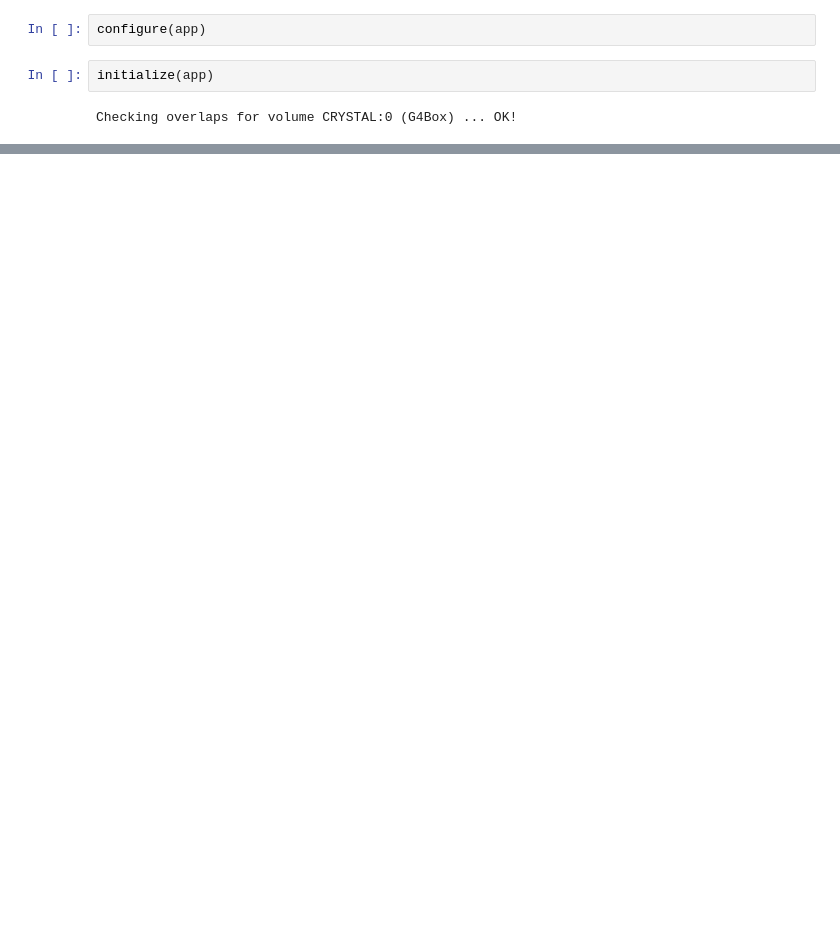
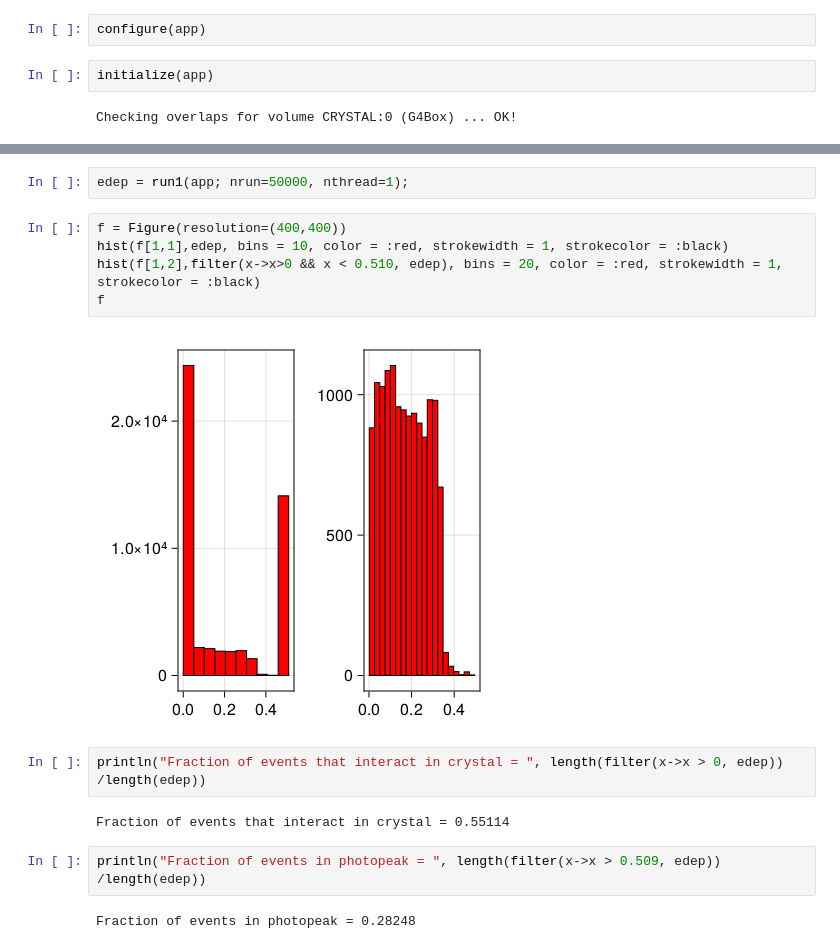
Before and after one commit to jjgomezcadenas/Geant4.jl, a Jupyter notebook: ext/G4Vis/examples/scrstl.ipynb, the cells around one changed output, grey strips where cells are left out. Drawn from its saved outputs; the diff is of its cells as text; blank space fills up the shorter version.

```diff
--- a/ext/G4Vis/examples/scrstl.ipynb
+++ b/ext/G4Vis/examples/scrstl.ipynb
@@ -215,0 +135,17 @@ display(fig)
+# %%
+edep = run1(app; nrun=50000, nthread=1);
+# %%
+f = Figure(resolution=(400,400))
+hist(f[1,1],edep, bins = 10, color = :red, strokewidth = 1, strokecolor = :black)
+hist(f[1,2],filter(x->x>0 && x < 0.510, edep), bins = 20, color = :red, strokewidth = 1, strokecolor = :black)
+f
+# %% [output]
+[figure, added]
+# %%
+println("Fraction of events that interact in crystal = ", length(filter(x->x > 0, edep)) /length(edep))
+# %% [output]
+Fraction of events that interact in crystal = 0.55114
+# %%
+println("Fraction of events in photopeak = ", length(filter(x->x > 0.509, edep)) /length(edep))
+# %% [output]
+Fraction of events in photopeak = 0.28248
```
Also changed, not shown: parts of 15 cells of this notebook, 3 other files.
